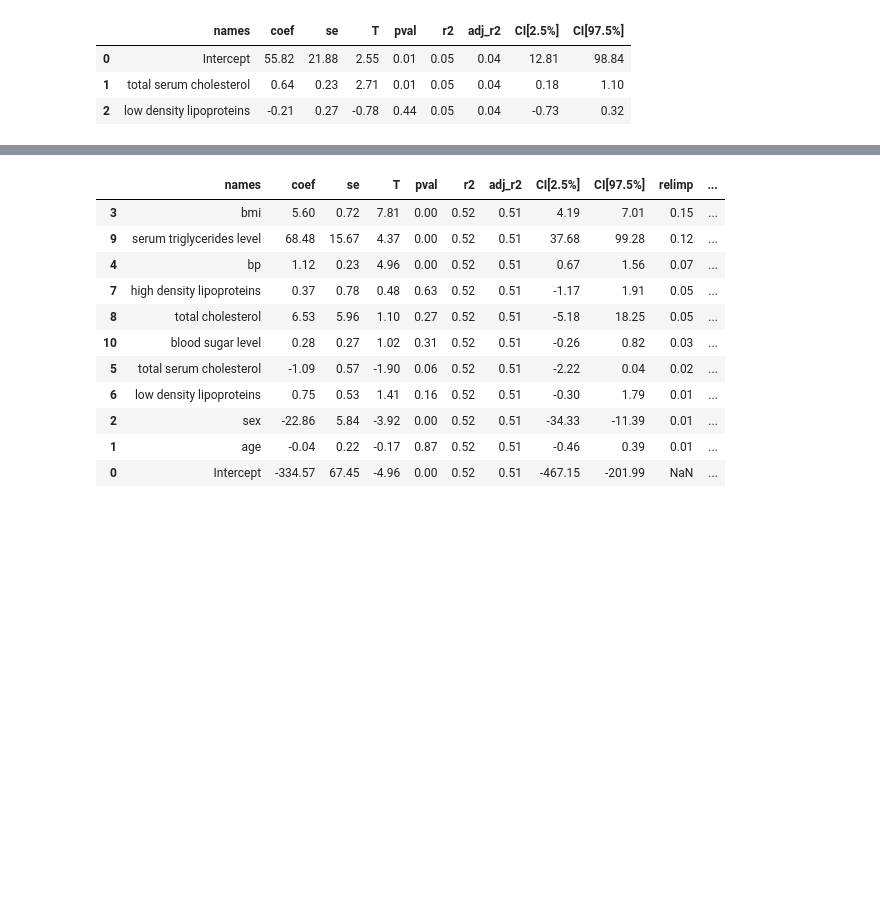
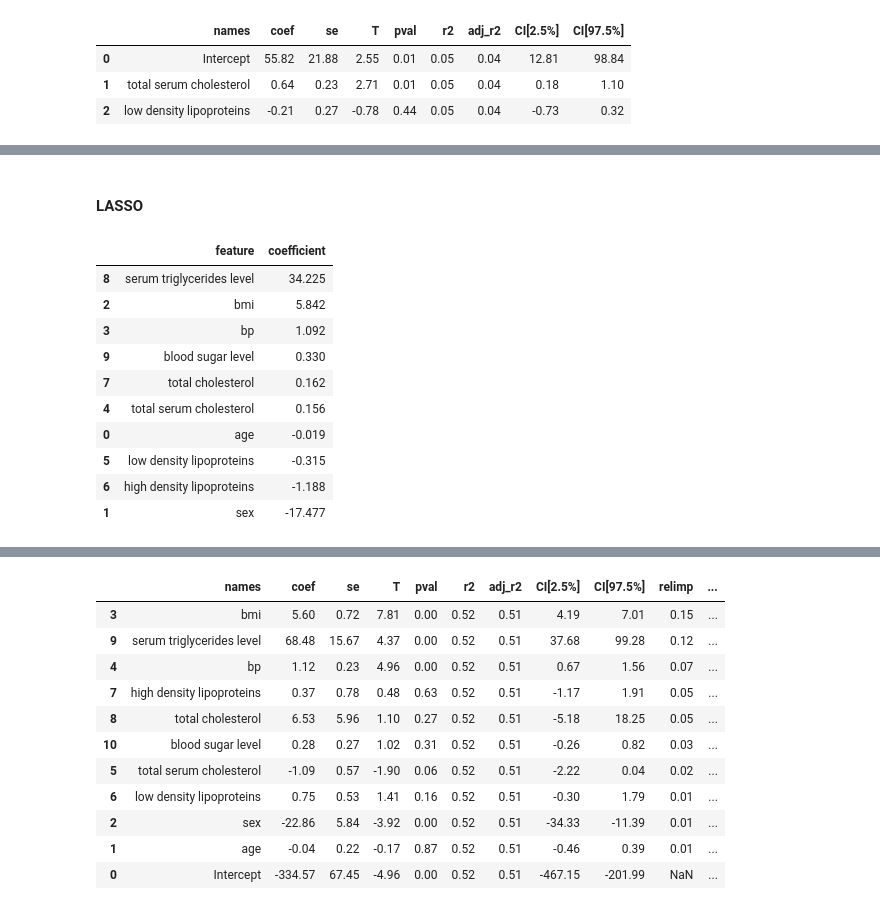
Before and after one commit to mglissmann/09_17_2024, a Jupyter notebook: diabetes_progression.ipynb, the cells around one changed output, grey strips where cells are left out. Saved outputs shown, nothing was run; the diff lists cells and outputs as text; code cells hidden in the pictures; blank space fills up the shorter version.

```diff
--- a/diabetes_progression.ipynb
+++ b/diabetes_progression.ipynb
@@ -328,0 +360,23 @@ lm.round(2)
+# %% [markdown]
+#### LASSO
+# %%
+lasso = linear_model.Lasso().fit(X=df_unscaled.drop(columns='target'), y=df_unscaled['target'])
+
+lasso_summary = pd.DataFrame({
+    'feature': lasso.feature_names_in_,
+    'coefficient': lasso.coef_
+})
+
+lasso_summary.sort_values(by='coefficient', ascending=False).round(3)
+# %% [output]
+|  | feature | coefficient |
+| 8 | serum triglycerides level | 34.225 |
+| 2 | bmi | 5.842 |
+| 3 | bp | 1.092 |
+| 9 | blood sugar level | 0.330 |
+| 7 | total cholesterol | 0.162 |
+| 4 | total serum cholesterol | 0.156 |
+| 0 | age | -0.019 |
+| 5 | low density lipoproteins | -0.315 |
+| 6 | high density lipoproteins | -1.188 |
+| 1 | sex | -17.477 |
```
Also changed, not shown: parts of 16 cells of this notebook.
